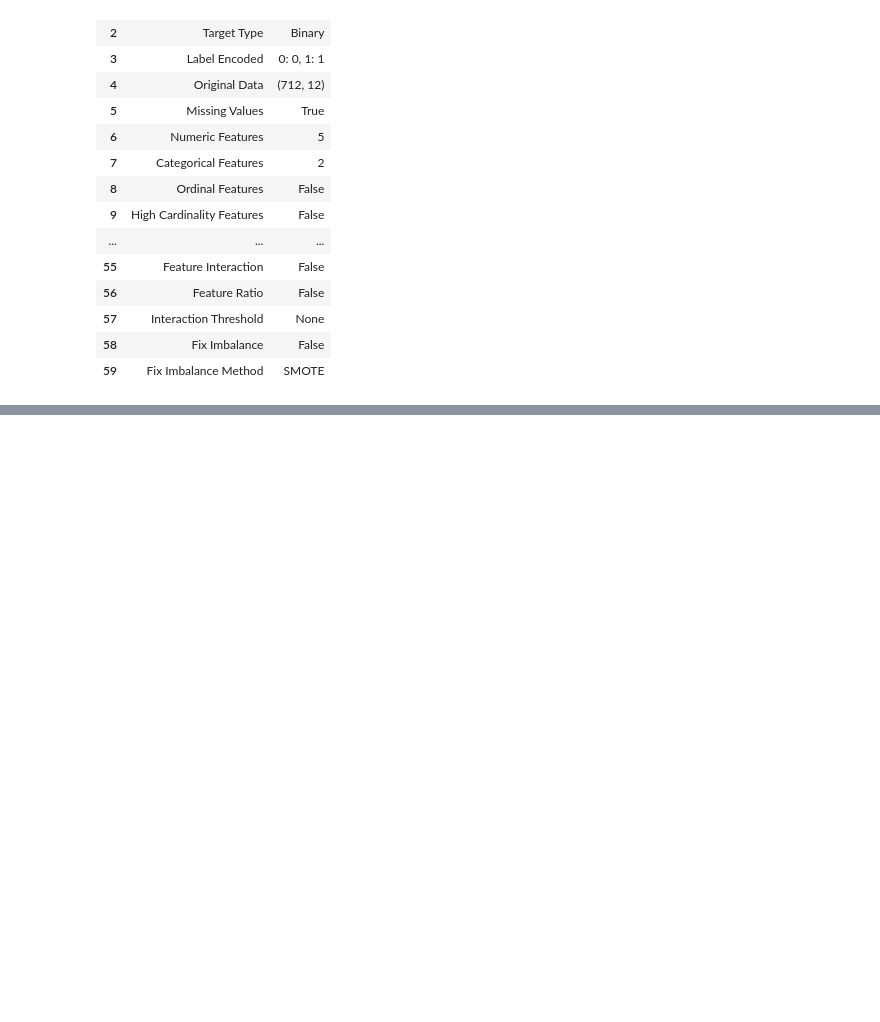
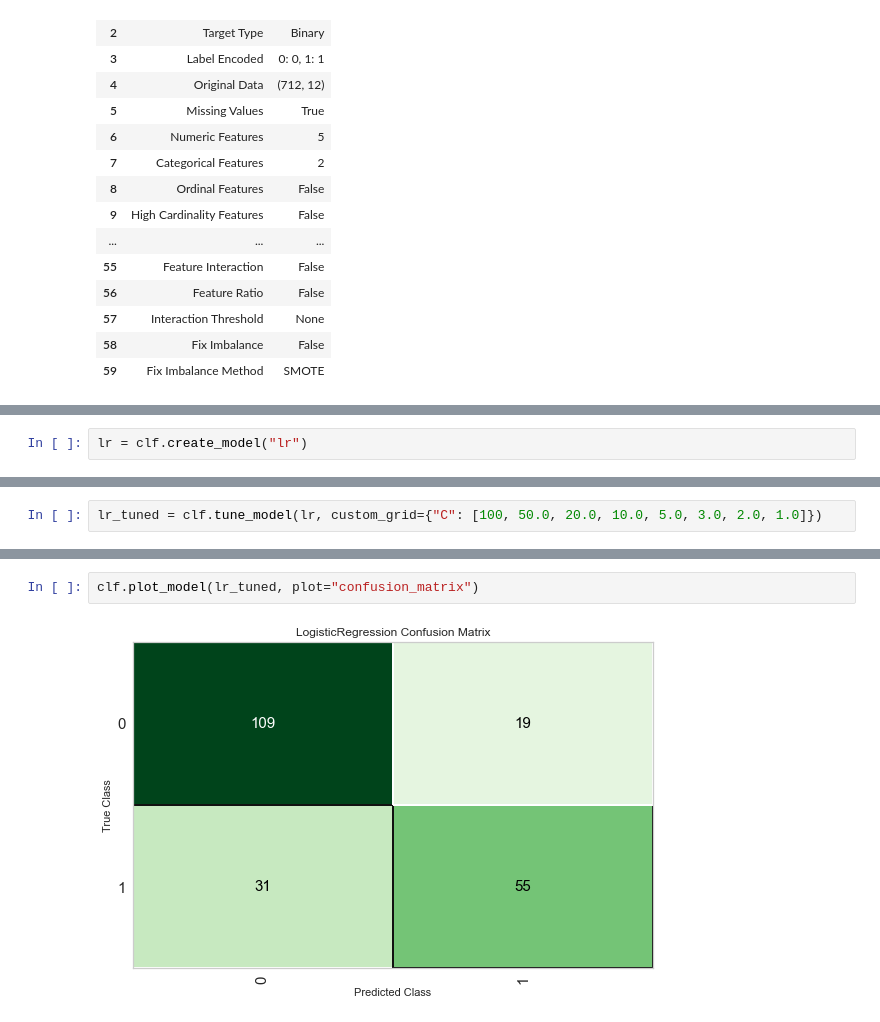
Before and after one commit to def-gthill/data-practice, a Jupyter notebook: titanic-pycaret/simple.ipynb, the cells around one changed output, grey strips where cells are left out. Drawn from its saved outputs; the diff is of its cells as text; blank space fills up the shorter version.

```diff
--- a/titanic-pycaret/simple.ipynb
+++ b/titanic-pycaret/simple.ipynb
@@ -34,0 +101,2 @@ config = clf.setup(
+# %%
+lr = clf.create_model("lr")
@@ -34,0 +125,2 @@ config = clf.setup(
+# %%
+lr_tuned = clf.tune_model(lr, custom_grid={"C": [100, 50.0, 20.0, 10.0, 5.0, 3.0, 2.0, 1.0]})
@@ -34,0 +149,4 @@ config = clf.setup(
+# %%
+clf.plot_model(lr_tuned, plot="confusion_matrix")
+# %% [output]
+[figure, added]
```
Also changed, not shown: parts of 8 cells of this notebook, 1 other file.
